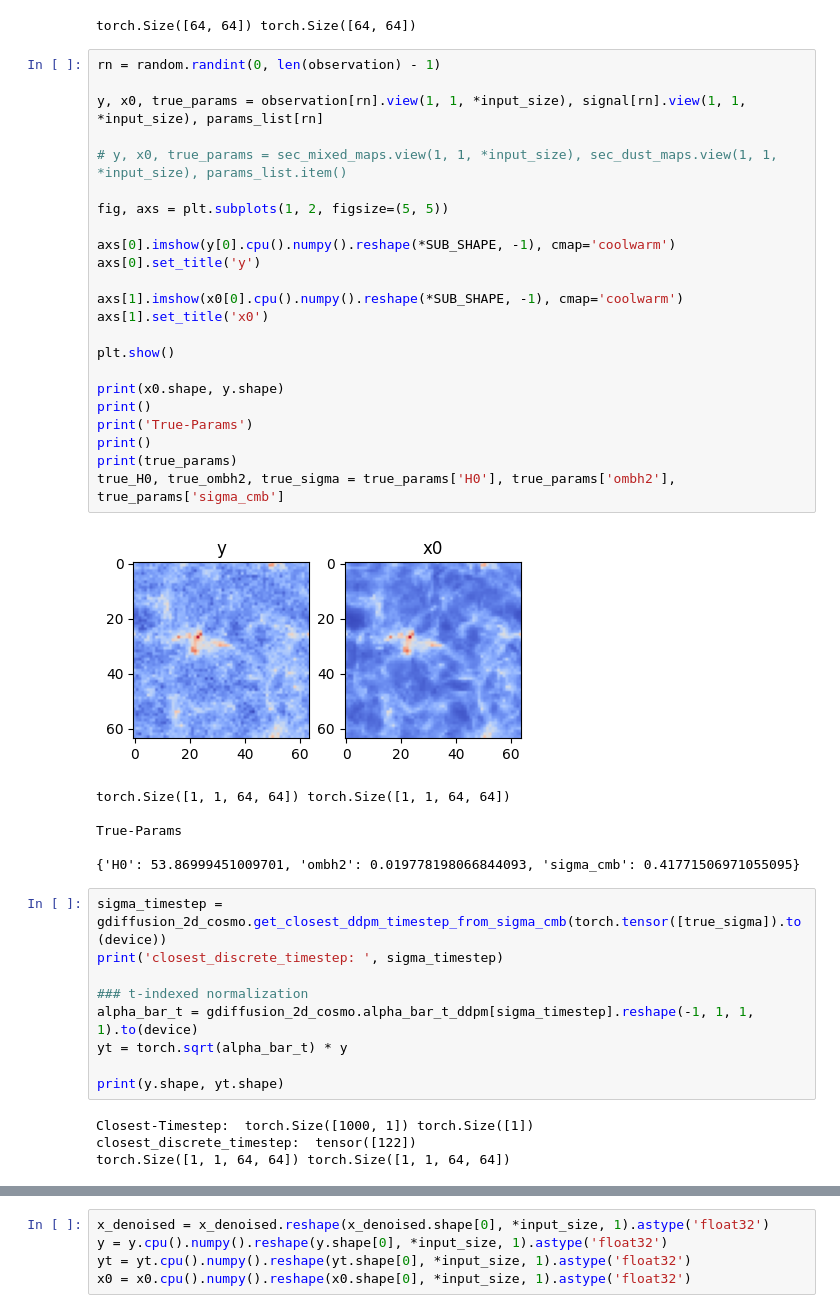
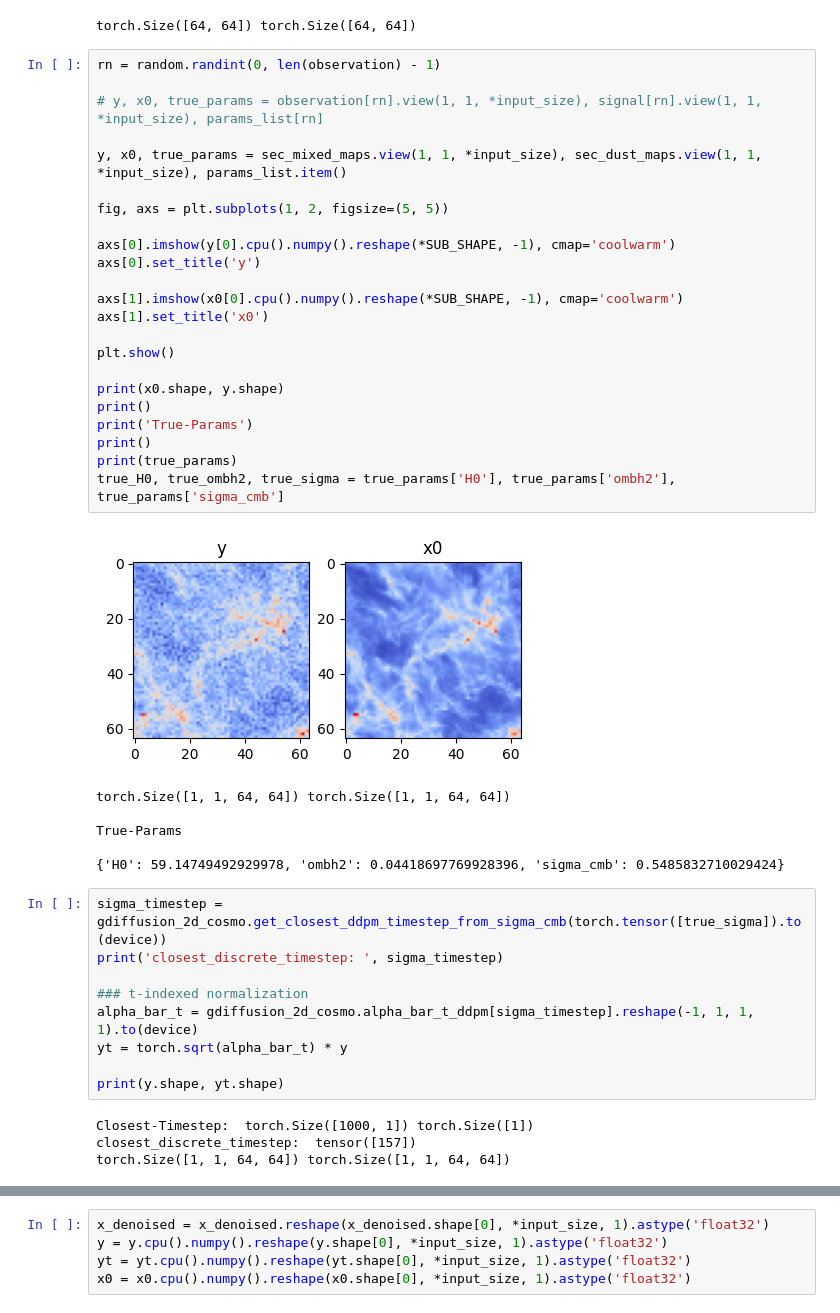
Before and after one commit to AlikMon88/Gibbs-Diff, a Jupyter notebook: unit_main_cosmo.ipynb, the cells around one changed output, grey strips where cells are left out. Cells and saved outputs as stored; diff of their text form.

```diff
--- a/unit_main_cosmo.ipynb
+++ b/unit_main_cosmo.ipynb
@@ -703,33 +703,33 @@ torch.Size([64, 64]) torch.Size([64, 64])
 # %%
 rn = random.randint(0, len(observation) - 1)
 
-y, x0, true_params = observation[rn].view(1, 1, *input_size), signal[rn].view(1, 1, *input_size), params_list[rn]
+# y, x0, true_params = observation[rn].view(1, 1, *input_size), signal[rn].view(1, 1, *input_size), params_list[rn]
 
-# y, x0, true_params = sec_mixed_maps.view(1, 1, *input_size), sec_dust_maps.view(1, 1, *input_size), params_list.item()
+y, x0, true_params = sec_mixed_maps.view(1, 1, *input_size), sec_dust_maps.view(1, 1, *input_size), params_list.item()
 
 fig, axs = plt.subplots(1, 2, figsize=(5, 5))
 
 axs[0].imshow(y[0].cpu().numpy().reshape(*SUB_SHAPE, -1), cmap='coolwarm')
 axs[0].set_title('y')
 
 axs[1].imshow(x0[0].cpu().numpy().reshape(*SUB_SHAPE, -1), cmap='coolwarm')
 axs[1].set_title('x0')
 
 plt.show()
 
 print(x0.shape, y.shape)
 print()
 print('True-Params')
 print()
 print(true_params)
 true_H0, true_ombh2, true_sigma = true_params['H0'], true_params['ombh2'], true_params['sigma_cmb']
 # %% [output]
-[figure, old version]
+[figure, new version]
 torch.Size([1, 1, 64, 64]) torch.Size([1, 1, 64, 64])
 
 True-Params
 
-{'H0': 53.86999451009701, 'ombh2': 0.019778198066844093, 'sigma_cmb': 0.41771506971055095}
+{'H0': 59.14749492929978, 'ombh2': 0.04418697769928396, 'sigma_cmb': 0.5485832710029424}
 # %%
 sigma_timestep = gdiffusion_2d_cosmo.get_closest_ddpm_timestep_from_sigma_cmb(torch.tensor([true_sigma]).to(device))
 print('closest_discrete_timestep: ', sigma_timestep)
@@ -741,7 +741,7 @@ yt = torch.sqrt(alpha_bar_t) * y
 print(y.shape, yt.shape)
 # %% [output]
 Closest-Timestep:  torch.Size([1000, 1]) torch.Size([1])
-closest_discrete_timestep:  tensor([122])
+closest_discrete_timestep:  tensor([157])
 torch.Size([1, 1, 64, 64]) torch.Size([1, 1, 64, 64])
 # %%
 phi_cmb_current_estimate = np.array([true_sigma, true_H0, true_ombh2]).reshape(1, -1)
```
Also changed, not shown: parts of 1 cell of this notebook, 1 other file.
